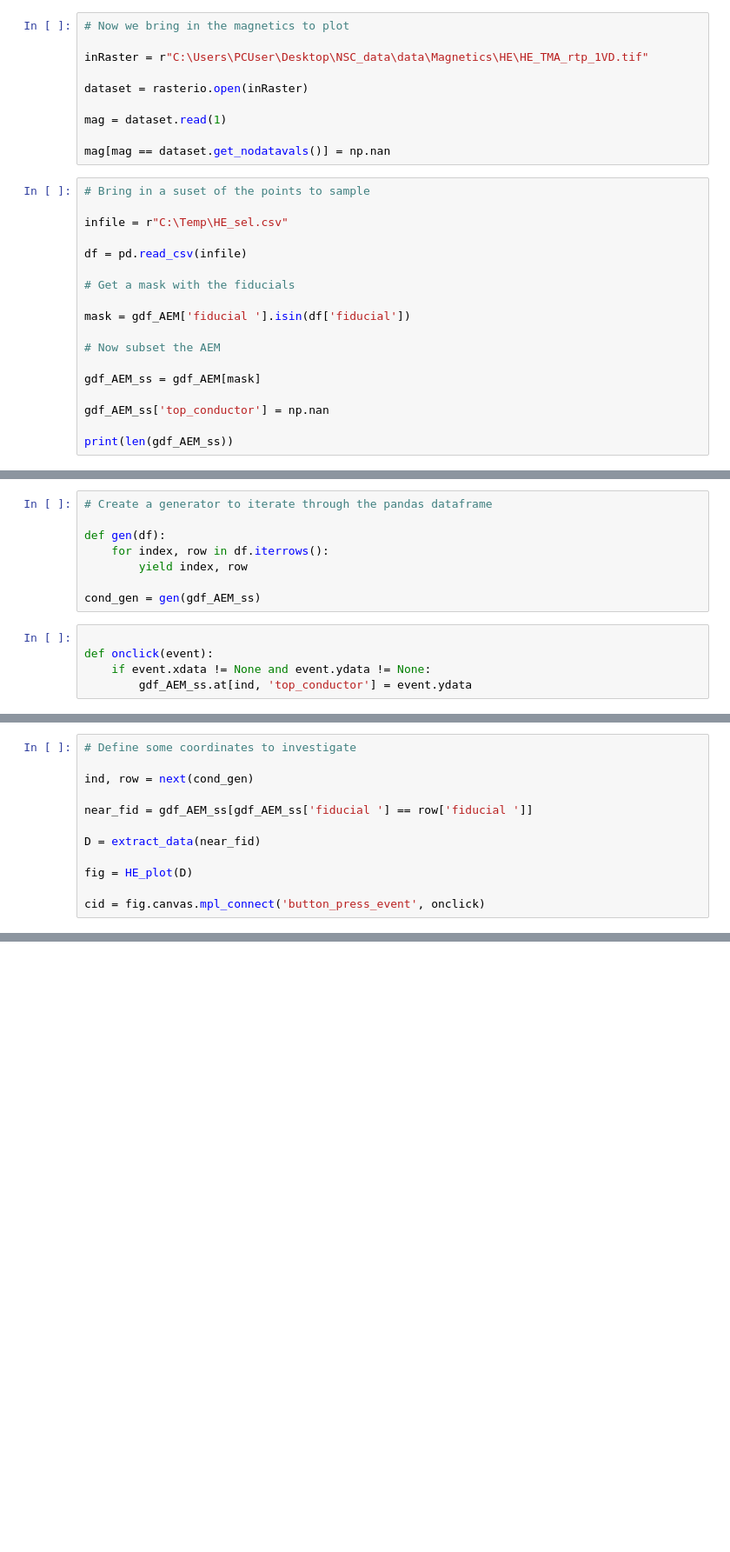
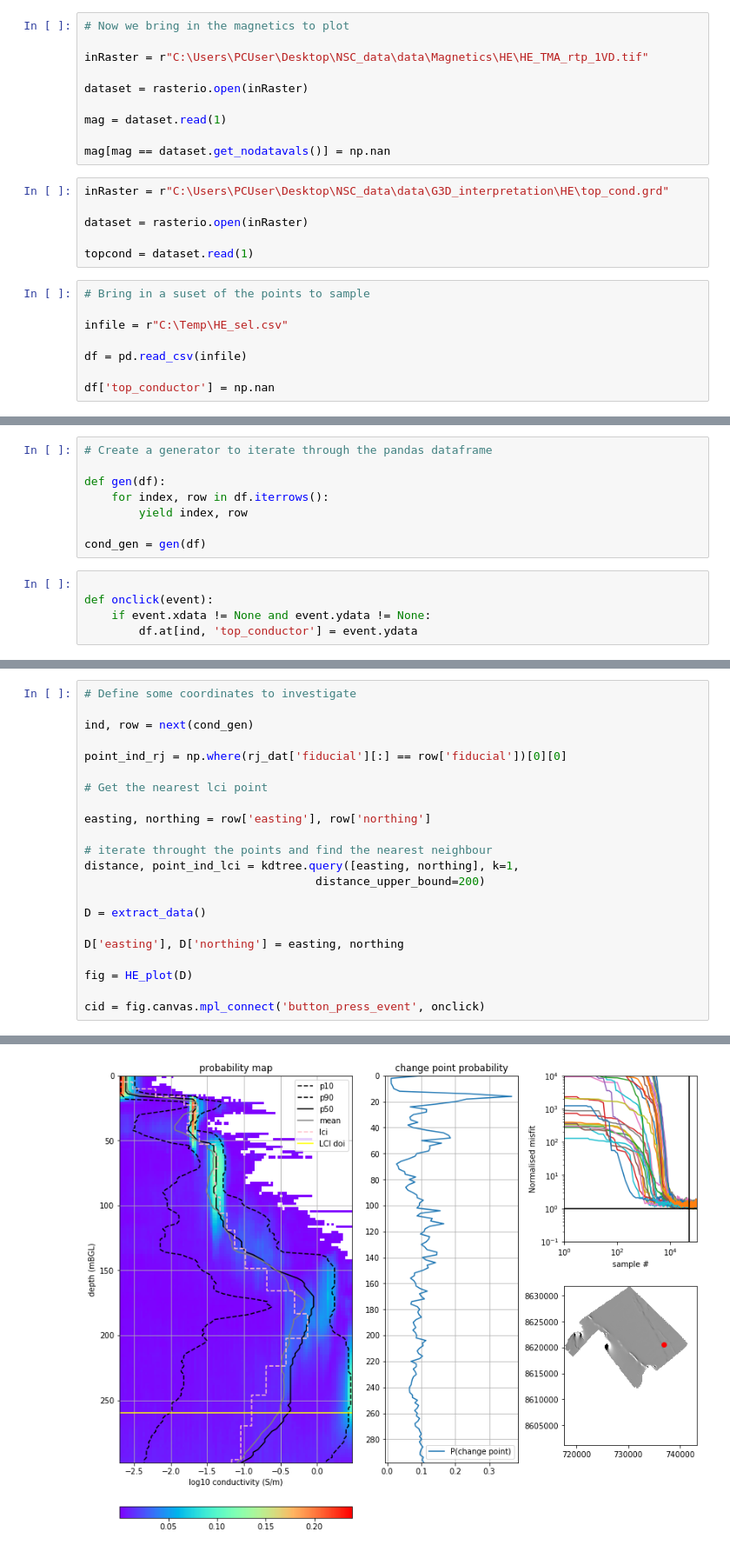
Before and after one commit to Neil-Symington/aem_interp_dash, a Jupyter notebook: notebooks/interpret_pmaps_HE.ipynb, the cells around one changed output, grey strips where cells are left out. Shown: that part at 87% size. Cells and saved outputs as stored; diff of their text form; blank space fills up the shorter version.

```diff
--- a/notebooks/interpret_pmaps_HE.ipynb
+++ b/notebooks/interpret_pmaps_HE.ipynb
@@ -266,6 +71,12 @@ dataset = rasterio.open(inRaster)
 mag = dataset.read(1)
 
 mag[mag == dataset.get_nodatavals()] = np.nan
+# %%
+inRaster = r"C:\Users\PCUser\Desktop\NSC_data\data\G3D_interpretation\HE\top_cond.grd"
+
+dataset = rasterio.open(inRaster)
+
+topcond = dataset.read(1)
 # %%
 # Bring in a suset of the points to sample
 
@@ -273,14 +84,4 @@ infile = r"C:\Temp\HE_sel.csv"
 
 df = pd.read_csv(infile)
 
-# Get a mask with the fiducials
-
-mask = gdf_AEM['fiducial '].isin(df['fiducial'])
-
-# Now subset the AEM
-
-gdf_AEM_ss = gdf_AEM[mask]
-
-gdf_AEM_ss['top_conductor'] = np.nan
-
-print(len(gdf_AEM_ss))
+df['top_conductor'] = np.nan
@@ -298,9 +92,9 @@ def gen(df):
     for index, row in df.iterrows():
         yield index, row
 
-cond_gen = gen(gdf_AEM_ss)
+cond_gen = gen(df)
 # %%
 
 def onclick(event):
     if event.xdata != None and event.ydata != None:
-        gdf_AEM_ss.at[ind, 'top_conductor'] = event.ydata
+        df.at[ind, 'top_conductor'] = event.ydata
@@ -309,9 +237,19 @@ def onclick(event):
 
 ind, row = next(cond_gen)
 
-near_fid = gdf_AEM_ss[gdf_AEM_ss['fiducial '] == row['fiducial ']]
+point_ind_rj = np.where(rj_dat['fiducial'][:] == row['fiducial'])[0][0]
 
-D = extract_data(near_fid)
+# Get the nearest lci point
+
+easting, northing = row['easting'], row['northing']
+
+# iterate throught the points and find the nearest neighbour
+distance, point_ind_lci = kdtree.query([easting, northing], k=1,
+                                  distance_upper_bound=200)
+
+D = extract_data()
+
+D['easting'], D['northing'] = easting, northing
 
 fig = HE_plot(D)
 
@@ -320,0 +258 @@ TypeError: expected str, bytes or os.PathLike object, not Series
+[figure, added]
```
Also changed, not shown: parts of 16 cells of this notebook, 1 other file.
